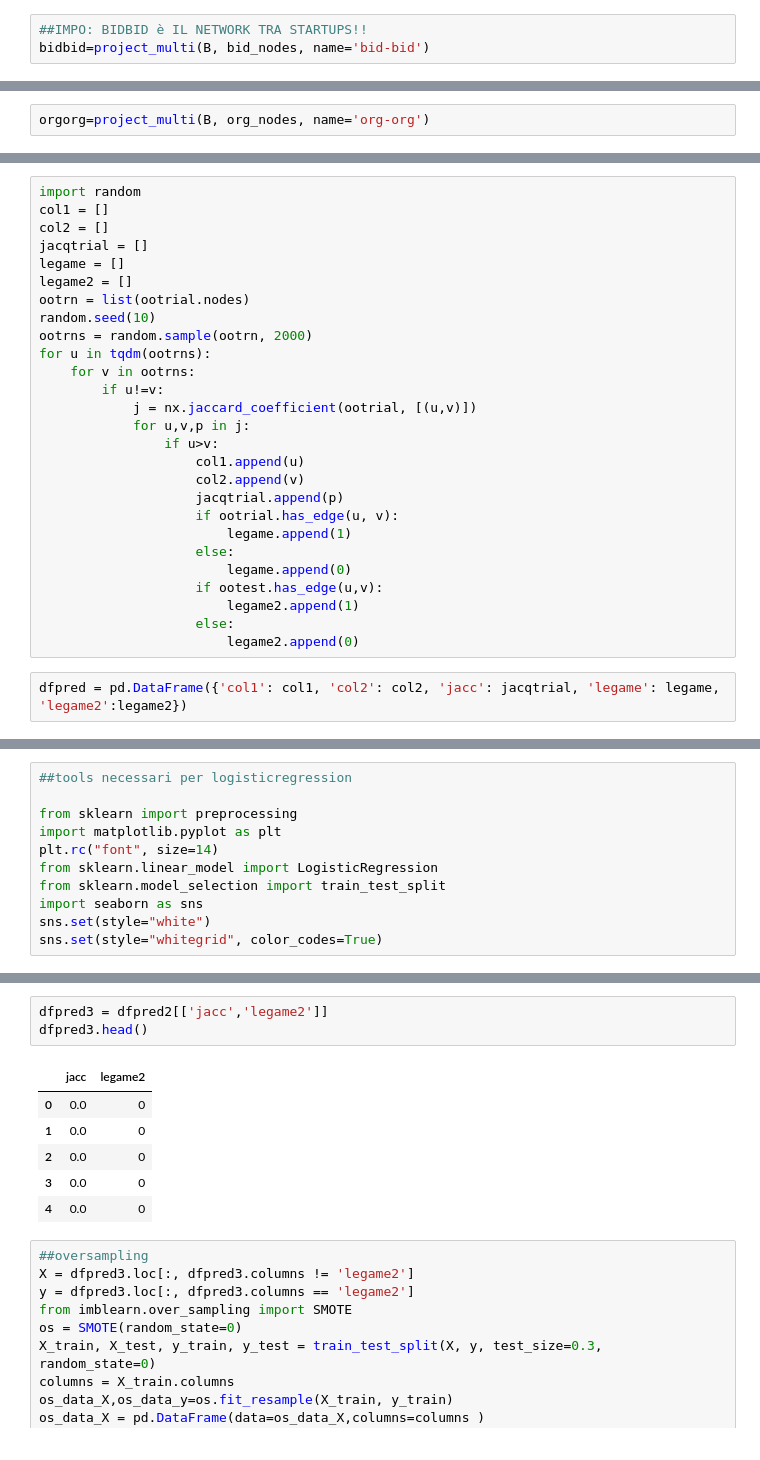
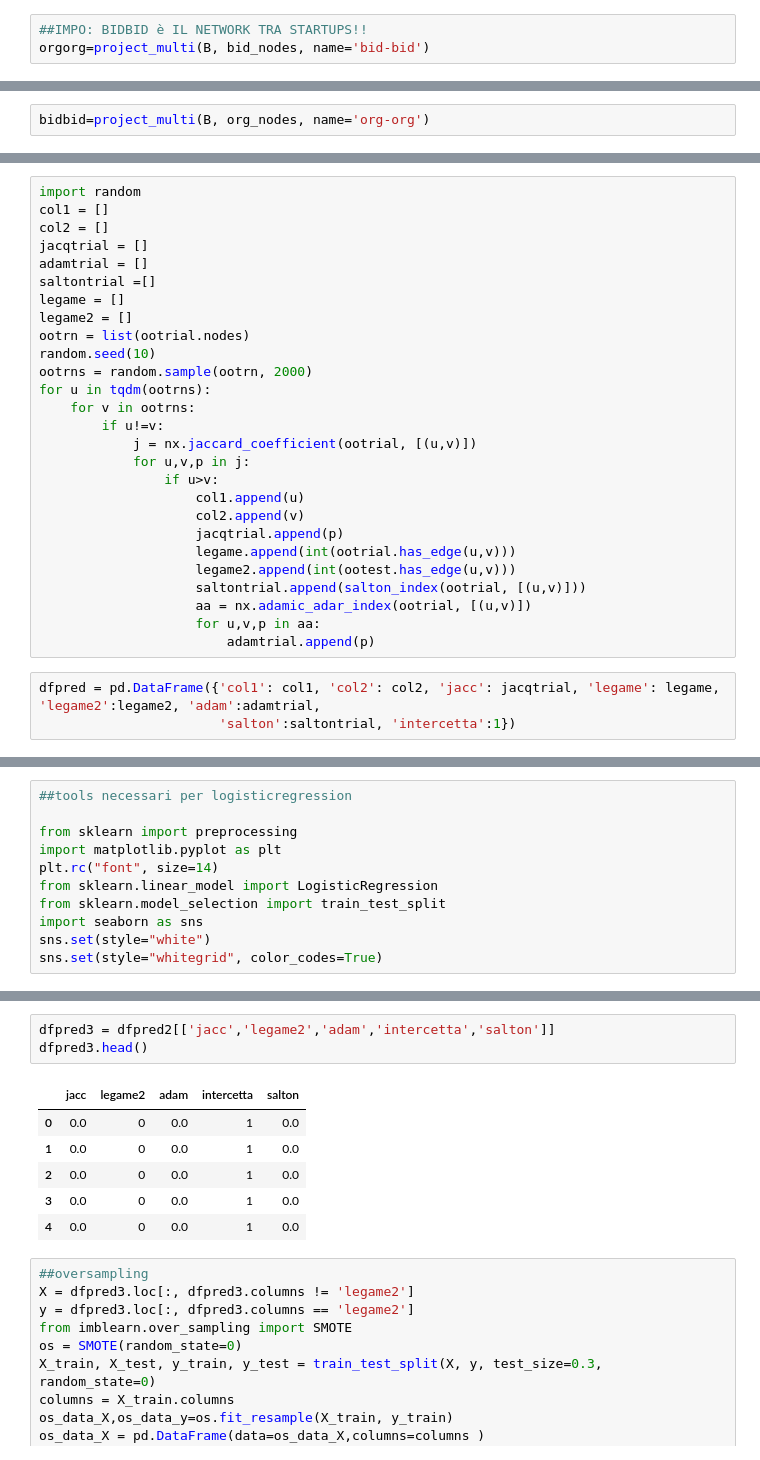
Before and after one commit to testalorenzo/crunch_net, a Jupyter notebook: notebook/crunch_up.ipynb, the cells around one changed output, grey strips where cells are left out. Drawn from its saved outputs; the diff is of its cells as text.

```diff
--- a/notebook/crunch_up.ipynb
+++ b/notebook/crunch_up.ipynb
@@ -133,7 +132,7 @@ def project_multi(B, nodes, name):
     return G
 # %%
 ##IMPO: BIDBID è IL NETWORK TRA STARTUPS!!
-bidbid=project_multi(B, bid_nodes, name='bid-bid')
+orgorg=project_multi(B, bid_nodes, name='bid-bid')
 # %% [output]
 1000 2000 3000 4000 5000 6000 7000 8000 9000 10000 11000 12000 13000 14000 15000 16000 17000
 # %%
@@ -147,5 +140,5 @@ Average degree:  15.5210
 # %%
-orgorg=project_multi(B, org_nodes, name='org-org')
+bidbid=project_multi(B, org_nodes, name='org-org')
 # %% [output]
 1000 2000 3000 4000 5000 6000 7000 8000 9000 10000 11000 12000 13000 14000 15000 16000 17000 18000 19000 20000 21000 22000
 # %%
@@ -262,6 +241,8 @@ import random
 col1 = []
 col2 = []
 jacqtrial = []
+adamtrial = []
+saltontrial =[]
 legame = []
 legame2 = []
 ootrn = list(ootrial.nodes)
@@ -276,16 +257,15 @@ for u in tqdm(ootrns):
                     col1.append(u)
                     col2.append(v)
                     jacqtrial.append(p)
-                    if ootrial.has_edge(u, v):
-                        legame.append(1)
-                    else:
-                        legame.append(0)
-                    if ootest.has_edge(u,v):
-                        legame2.append(1)
-                    else:
-                        legame2.append(0)
+                    legame.append(int(ootrial.has_edge(u,v)))
+                    legame2.append(int(ootest.has_edge(u,v)))
+                    saltontrial.append(salton_index(ootrial, [(u,v)]))
+                    aa = nx.adamic_adar_index(ootrial, [(u,v)])
+                    for u,v,p in aa:
+                        adamtrial.append(p)
 # %%
-dfpred = pd.DataFrame({'col1': col1, 'col2': col2, 'jacc': jacqtrial, 'legame': legame, 'legame2':legame2})
+dfpred = pd.DataFrame({'col1': col1, 'col2': col2, 'jacc': jacqtrial, 'legame': legame, 'legame2':legame2, 'adam':adamtrial,
+                       'salton':saltontrial, 'intercetta':1})
 # %%
 len(dfpred)
 # %% [output]
@@ -319,13 +320,13 @@ dfpred2.groupby('legame2').mean()
 # %%
-dfpred3 = dfpred2[['jacc','legame2']]
+dfpred3 = dfpred2[['jacc','legame2','adam','intercetta','salton']]
 dfpred3.head()
 # %% [output]
-|  | jacc | legame2 |
-| 0 | 0.0 | 0 |
-| 1 | 0.0 | 0 |
-| 2 | 0.0 | 0 |
-| 3 | 0.0 | 0 |
-| 4 | 0.0 | 0 |
+|  | jacc | legame2 | adam | intercetta | salton |
+| 0 | 0.0 | 0 | 0.0 | 1 | 0.0 |
+| 1 | 0.0 | 0 | 0.0 | 1 | 0.0 |
+| 2 | 0.0 | 0 | 0.0 | 1 | 0.0 |
+| 3 | 0.0 | 0 | 0.0 | 1 | 0.0 |
+| 4 | 0.0 | 0 | 0.0 | 1 | 0.0 |
 # %%
 ##oversampling
 X = dfpred3.loc[:, dfpred3.columns != 'legame2']
```
Also changed, not shown: parts of 52 cells of this notebook.
